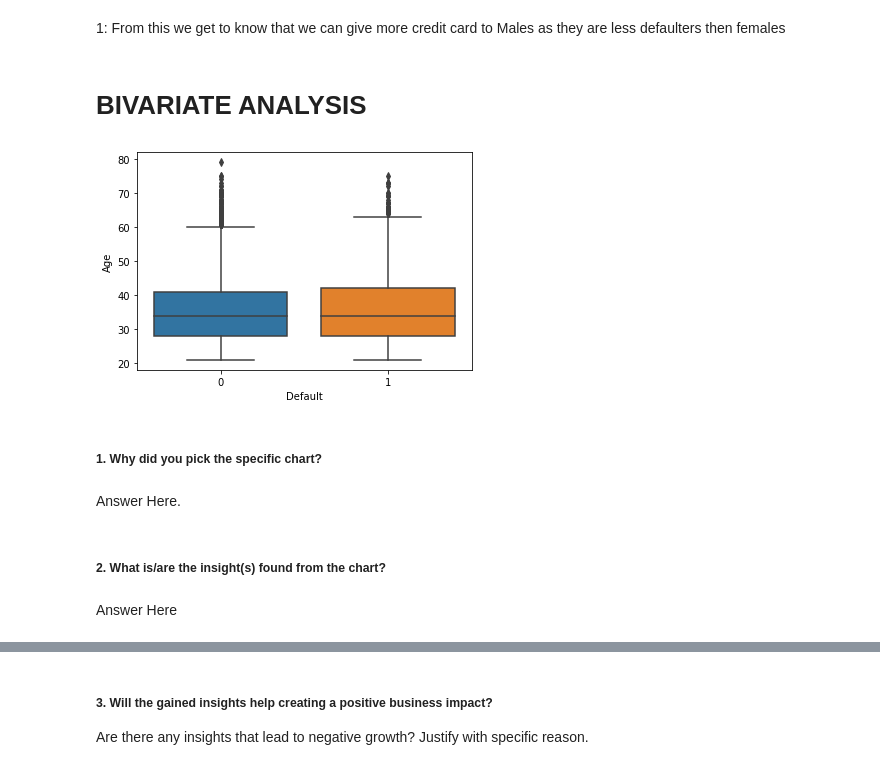
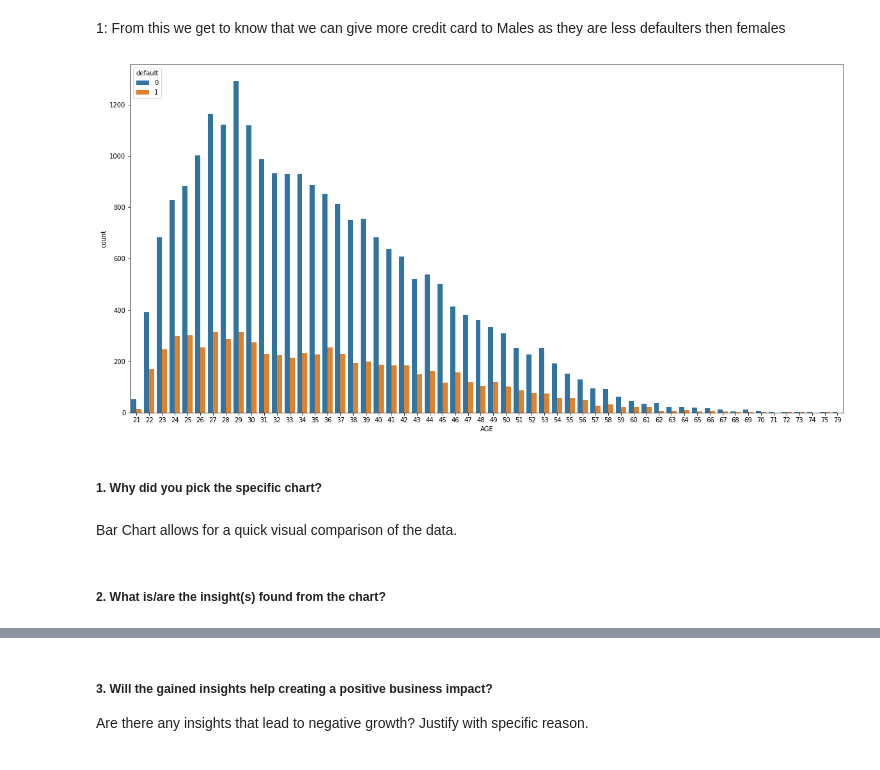
Before and after one commit to SaniyaBubere/Credit-Card-Default-Prediction, a Jupyter notebook: Credit_Card_Default_Prediction.ipynb, the cells around one changed output, grey strips where cells are left out. Drawn from its saved outputs; the diff is of its cells as text; code cells hidden in the pictures.

Commit message:
BIVARIATE

```diff
--- a/Credit_Card_Default_Prediction.ipynb
+++ b/Credit_Card_Default_Prediction.ipynb
@@ -607,20 +560,15 @@ And surprisingly they are more defaulter then male
 ##### 3. Will the gained insights help creating a positive business impact?
 # %% [markdown]
 1: From this we get to know that we can give more credit card to Males as they are less defaulters then females
-# %% [markdown]
-# **BIVARIATE ANALYSIS**
-# %%
-sns.boxplot(x='default', y='AGE', data=df)
-plt.xlabel('Default')
-plt.ylabel('Age')
-plt.show()
-# %% [output]
-[figure, removed]
+# %%
+#Age VS default
+plt.figure(figsize=(20,10))
+sns.countplot(x='AGE',hue='default',data=df);
+# %% [output]
+[figure, added]
 # %% [markdown]
 ##### 1. Why did you pick the specific chart?
-# %% [markdown]
-Answer Here.
+# %% [markdown]
+Bar Chart allows for a quick visual comparison of the data.
 # %% [markdown]
 ##### 2. What is/are the insight(s) found from the chart?
-# %% [markdown]
-Answer Here
```
Also changed, not shown: parts of 74 cells of this notebook.
